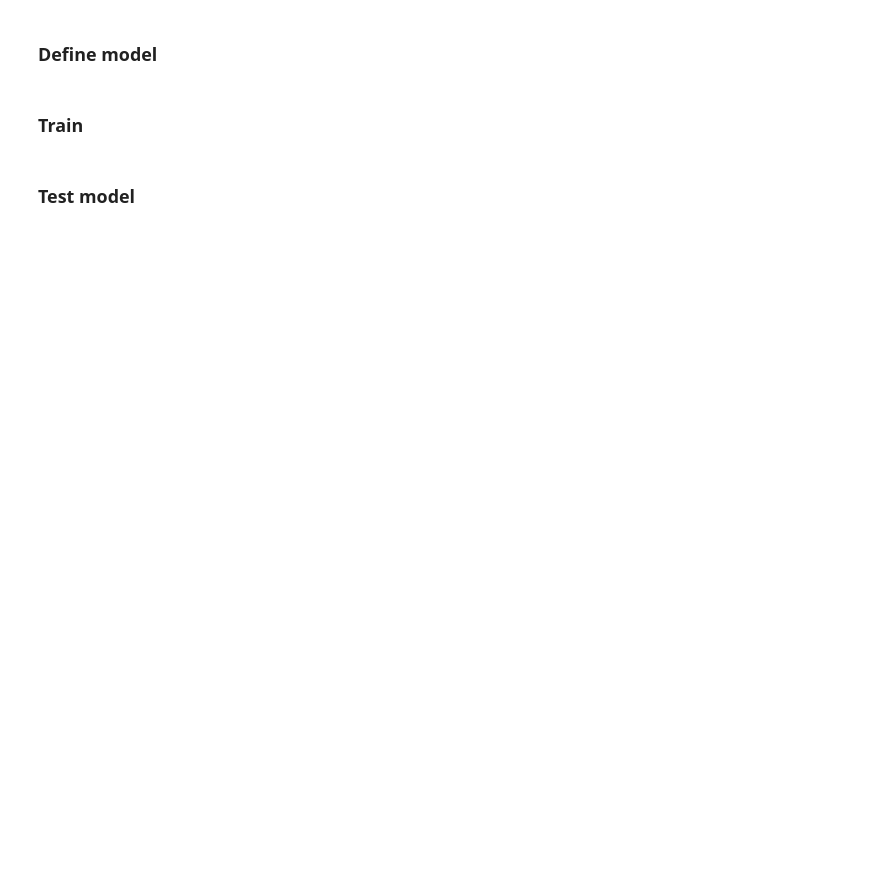
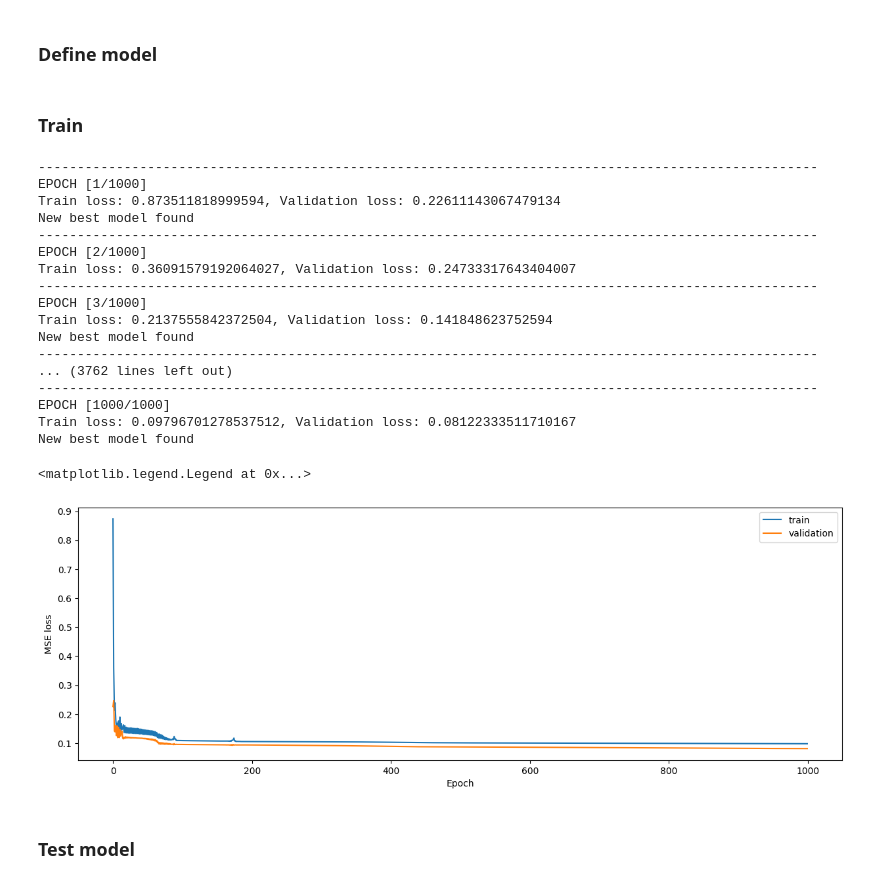
Before and after one commit to dangnguyen2910/temperature_forecasting, a Jupyter notebook: src/lstm.ipynb, the cells around one changed output. Saved outputs shown, nothing was run; the diff lists cells and outputs as text; code cells hidden in the pictures; blank space fills up the shorter version.

```diff
--- a/src/lstm.ipynb
+++ b/src/lstm.ipynb
@@ -137,0 +164,14 @@ test_normalized = test.map(min_max_scaler).values
+# %%
+scale_target = StandardScaler()
+scale_feature = StandardScaler()
+
+train_normalized = pd.DataFrame(columns=train.columns, index=train.index)
+test_normalized = pd.DataFrame(columns = test.columns, index=test.index)
+
+train_normalized['temp'] = scale_target.fit_transform(train['temp'].to_frame())
+train_normalized.iloc[:, 1:] = scale_feature.fit_transform(train.loc[:, train.columns != 'temp'])
+
+test_normalized['temp'] = scale_target.transform(test['temp'].to_frame())
+test_normalized.iloc[:, 1:] = scale_feature.transform(test.iloc[:, 1:])
+
+test_normalized.head()
@@ -143,10 +191,10 @@ class ParisTemperatureTimeDelayEmbedding(Dataset):
         self.dataset = dataset
 
     def __getitem__(self, idx: int):
-        features = self.dataset[idx, 1:]
-        target = self.dataset[idx, 0]
+        features = self.dataset.iloc[idx, 1:].values
+        target = self.dataset.iloc[idx, 0]
 
-        features = torch.from_numpy(np.asarray(features)).float()
+        features = torch.from_numpy(np.asarray(features, dtype='float')).float()
         target = torch.from_numpy(np.asarray(target)).float()
         return features, target
 
@@ -175,27 +227,26 @@ class LstmOneHorizon(nn.Module):
 
     def forward(self, x):
         _, (x, _) = self.lstm1(x)
-        if (x.size(0) != 1):
-            x = self.flatten(x)
+        # if (x.size(0) != 1):
+        #     x = self.flatten(x)
         x = self.regressor(x)
 
         return x.squeeze()
 # %%
 num_layers = 1
 
-model = LstmOneHorizon(hidden_size1=32).to(device)
+model = LstmOneHorizon(hidden_size1=100).to(device)
 loss_fn = nn.MSELoss()
 optimizer = torch.optim.Adam(model.parameters(), lr=0.001, weight_decay=0.00001)
-scheduler = torch.optim.lr_scheduler.ReduceLROnPlateau(optimizer, patience=10, factor=0.5)
+scheduler = torch.optim.lr_scheduler.ReduceLROnPlateau(optimizer, patience=5, factor=0.5)
 # %% [markdown]
 ### Train
 # %%
-epochs = 1500
+epochs = 1000
 train_loss = []
 test_loss = []
 best_test_loss = 10000
 
-print(f"Lags: {lags}")
 
 for epoch in range(epochs):
     print('-' * 100)
@@ -231,33 +282,55 @@ for epoch in range(epochs):
     with torch.no_grad():
         for i, (features, target) in enumerate(test_dataloader):
             features = features.to(device).unsqueeze(2)
             target = target.to(device)
 
             output = model(features)
 
             # In case batch only has 1 sample, output will be of shape []
             # The below "if" is to transform shape to [1] to make it comparable with
             # the target
             if (output.size() == torch.Size([])):
                 output = output.unsqueeze(0)
 
             vloss = loss_fn(output, target)
 
             loss_val_batch += vloss.item()
 
+    scheduler.step(loss_train_batch/len(train_dataloader))
+
     test_loss.append(loss_val_batch/len(test_dataloader))
     print(f'Train loss: {loss_train_batch/len(train_dataloader)}, Validation loss: {loss_val_batch/len(test_dataloader)}')
 
     if (loss_val_batch < best_test_loss):
         best_test_loss = loss_val_batch
         print("New best model found")
 
 plt.figure(figsize=(15,5))
 plt.plot(np.arange(len(train_loss), dtype=int), train_loss, label='train')
 plt.plot(np.arange(len(test_loss), dtype=int), test_loss, label= 'validation')
 plt.xlabel("Epoch")
 plt.ylabel("MSE loss")
 plt.legend()
+# %% [output]
+----------------------------------------------------------------------------------------------------
+EPOCH [1/1000]
+Train loss: 0.873511818999594, Validation loss: 0.22611143067479134
+New best model found
+----------------------------------------------------------------------------------------------------
+EPOCH [2/1000]
+Train loss: 0.36091579192064027, Validation loss: 0.24733317643404007
+----------------------------------------------------------------------------------------------------
+EPOCH [3/1000]
+Train loss: 0.2137555842372504, Validation loss: 0.141848623752594
+New best model found
+----------------------------------------------------------------------------------------------------
+... (3762 lines left out)
+----------------------------------------------------------------------------------------------------
+EPOCH [1000/1000]
+Train loss: 0.09796701278537512, Validation loss: 0.08122333511710167
+New best model found
+<matplotlib.legend.Legend at 0x...>
+[figure, added]
 # %% [markdown]
 ### Test model
 # %%
```
Also changed, not shown: parts of 15 cells of this notebook.
